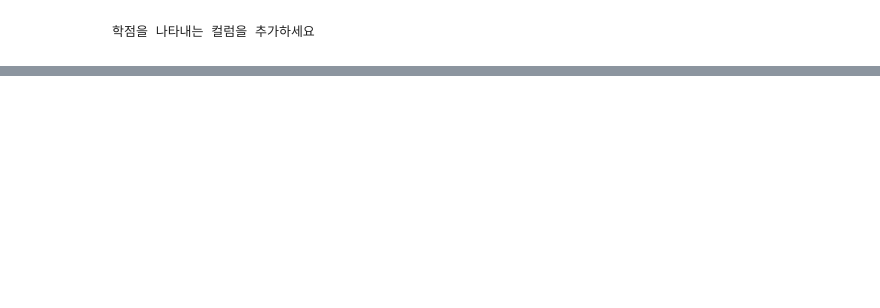
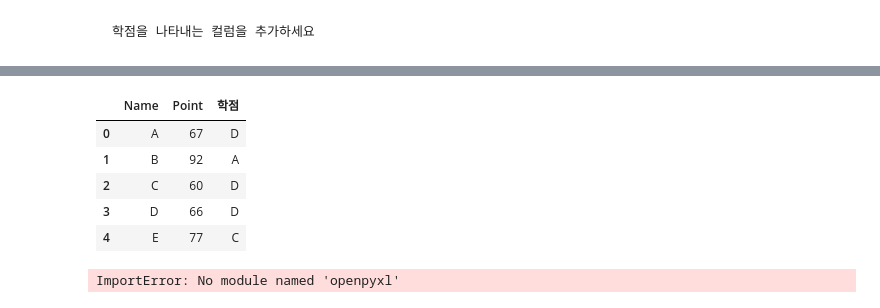
Before and after one commit to heyyyjude/DataScience_School-1, a Jupyter notebook: 06. Pandas/01. Pandas.ipynb, the cells around one changed output, grey strips where cells are left out. Saved outputs shown, nothing was run; the diff lists cells and outputs as text; code cells hidden in the pictures; blank space fills up the shorter version.

```diff
--- a/06. Pandas/01. Pandas.ipynb
+++ b/06. Pandas/01. Pandas.ipynb
@@ -1177,0 +1178,17 @@ df
+# %%
+#csv
+df.to_csv('foo.csv', index=False)
+pd.read_csv('foo.csv').tail()
+# %% [output]
+|  | Name | Point | 학점 |
+| 0 | A | 67 | D |
+| 1 | B | 92 | A |
+| 2 | C | 60 | D |
+| 3 | D | 66 | D |
+| 4 | E | 77 | C |
+# %%
+# excel
+df.to_excel("foo.xlsx", sheet_name="Sheet1")
+pd.read_excel("foo.xlsx", "Sheet1", index_col=None, na_valuse=["NA"])
+# %% [output]
+ImportError: No module named 'openpyxl'
```
Also changed, not shown: parts of 2 cells of this notebook, 1 other file.
